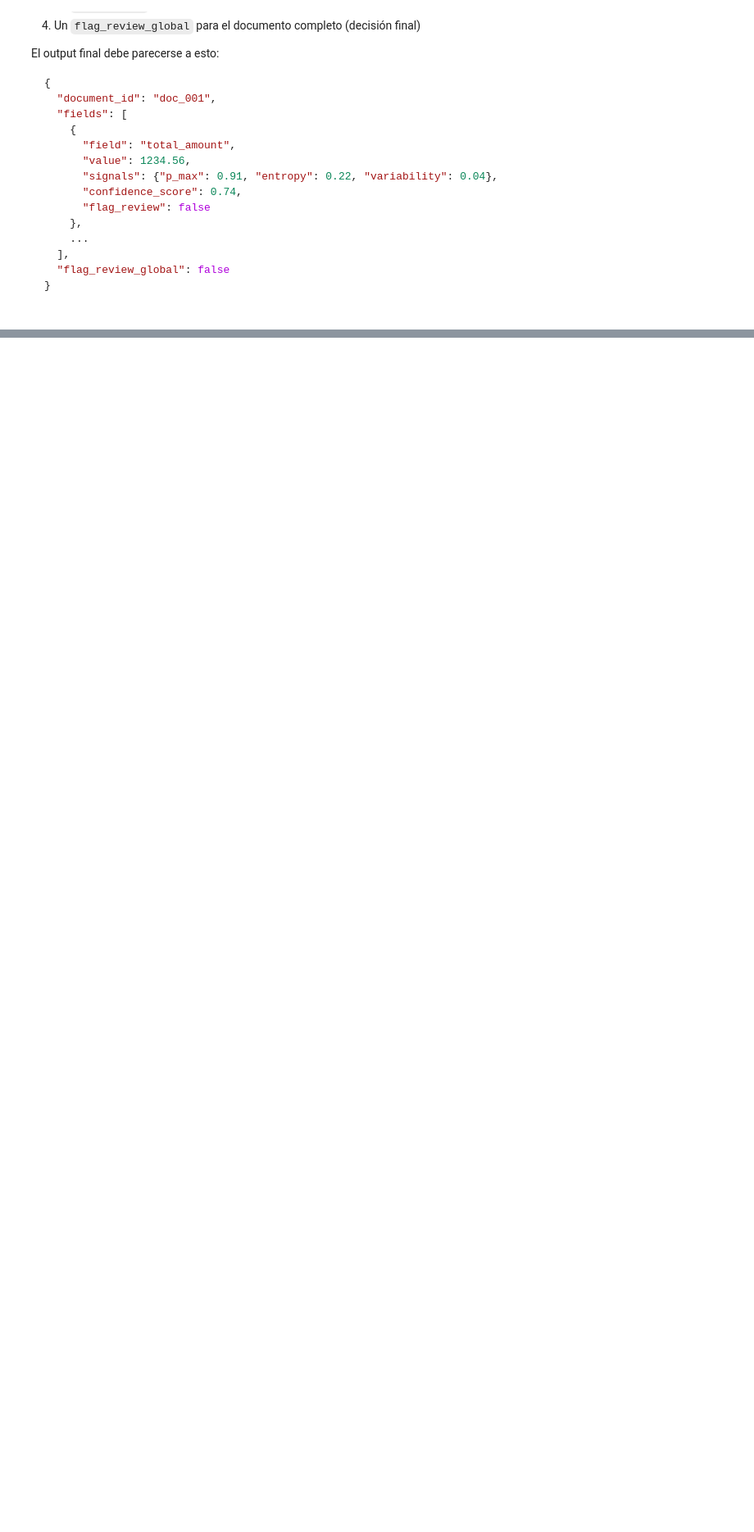
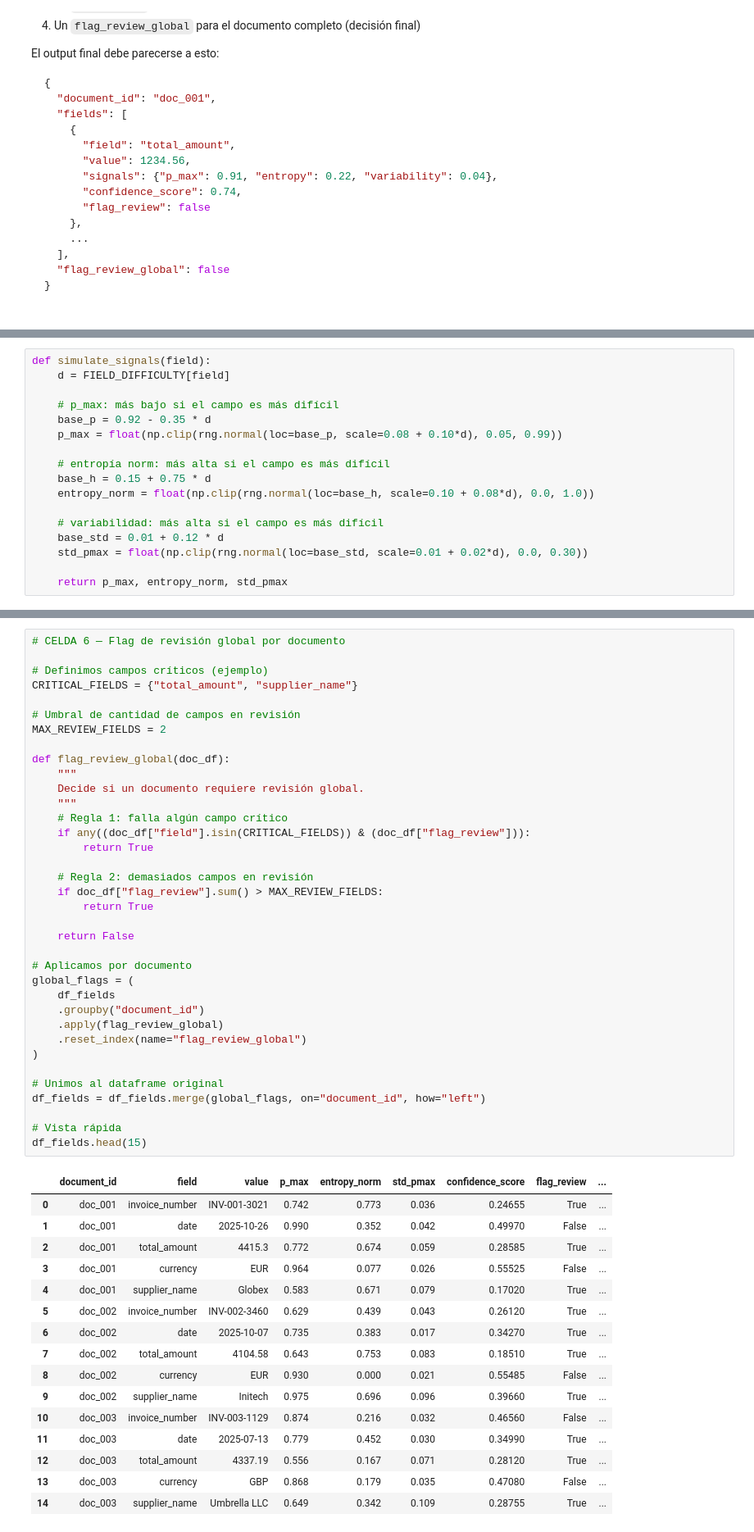
Before and after one commit to JorgeDataScientist/ml-uncertainty-lab, a Jupyter notebook: 06_field_level_confidence/06_field_level_confidence.ipynb, the cells around one changed output, grey strips where cells are left out. Shown at 82% size. Drawn from its saved outputs; the diff is of its cells as text; blank space fills up the shorter version.

```diff
--- a/06_field_level_confidence/06_field_level_confidence.ipynb
+++ b/06_field_level_confidence/06_field_level_confidence.ipynb
@@ -47,0 +281,17 @@ El output final debe parecerse a esto:
+# %%
+def simulate_signals(field):
+    d = FIELD_DIFFICULTY[field]
+
+    # p_max: más bajo si el campo es más difícil
+    base_p = 0.92 - 0.35 * d
+    p_max = float(np.clip(rng.normal(loc=base_p, scale=0.08 + 0.10*d), 0.05, 0.99))
+
+    # entropía norm: más alta si el campo es más difícil
+    base_h = 0.15 + 0.75 * d
+    entropy_norm = float(np.clip(rng.normal(loc=base_h, scale=0.10 + 0.08*d), 0.0, 1.0))
+
+    # variabilidad: más alta si el campo es más difícil
+    base_std = 0.01 + 0.12 * d
+    std_pmax = float(np.clip(rng.normal(loc=base_std, scale=0.01 + 0.02*d), 0.0, 0.30))
+
+    return p_max, entropy_norm, std_pmax
@@ -47,0 +853,53 @@ El output final debe parecerse a esto:
+# %%
+# CELDA 6 — Flag de revisión global por documento
+
+# Definimos campos críticos (ejemplo)
+CRITICAL_FIELDS = {"total_amount", "supplier_name"}
+
+# Umbral de cantidad de campos en revisión
+MAX_REVIEW_FIELDS = 2
+
+def flag_review_global(doc_df):
+    """
+    Decide si un documento requiere revisión global.
+    """
+    # Regla 1: falla algún campo crítico
+    if any((doc_df["field"].isin(CRITICAL_FIELDS)) & (doc_df["flag_review"])):
+        return True
+
+    # Regla 2: demasiados campos en revisión
+    if doc_df["flag_review"].sum() > MAX_REVIEW_FIELDS:
+        return True
+
+    return False
+
+# Aplicamos por documento
+global_flags = (
+    df_fields
+    .groupby("document_id")
+    .apply(flag_review_global)
+    .reset_index(name="flag_review_global")
+)
+
+# Unimos al dataframe original
+df_fields = df_fields.merge(global_flags, on="document_id", how="left")
+
+# Vista rápida
+df_fields.head(15)
+# %% [output]
+|  | document_id | field | value | p_max | entropy_norm | std_pmax | confidence_score | flag_review | ... |
+| 0 | doc_001 | invoice_number | INV-001-3021 | 0.742 | 0.773 | 0.036 | 0.24655 | True | ... |
+| 1 | doc_001 | date | 2025-10-26 | 0.990 | 0.352 | 0.042 | 0.49970 | False | ... |
+| 2 | doc_001 | total_amount | 4415.3 | 0.772 | 0.674 | 0.059 | 0.28585 | True | ... |
+| 3 | doc_001 | currency | EUR | 0.964 | 0.077 | 0.026 | 0.55525 | False | ... |
+| 4 | doc_001 | supplier_name | Globex | 0.583 | 0.671 | 0.079 | 0.17020 | True | ... |
+| 5 | doc_002 | invoice_number | INV-002-3460 | 0.629 | 0.439 | 0.043 | 0.26120 | True | ... |
+| 6 | doc_002 | date | 2025-10-07 | 0.735 | 0.383 | 0.017 | 0.34270 | True | ... |
+| 7 | doc_002 | total_amount | 4104.58 | 0.643 | 0.753 | 0.083 | 0.18510 | True | ... |
+| 8 | doc_002 | currency | EUR | 0.930 | 0.000 | 0.021 | 0.55485 | False | ... |
+| 9 | doc_002 | supplier_name | Initech | 0.975 | 0.696 | 0.096 | 0.39660 | True | ... |
+| 10 | doc_003 | invoice_number | INV-003-1129 | 0.874 | 0.216 | 0.032 | 0.46560 | False | ... |
+| 11 | doc_003 | date | 2025-07-13 | 0.779 | 0.452 | 0.030 | 0.34990 | True | ... |
+| 12 | doc_003 | total_amount | 4337.19 | 0.556 | 0.167 | 0.071 | 0.28120 | True | ... |
+| 13 | doc_003 | currency | GBP | 0.868 | 0.179 | 0.035 | 0.47080 | False | ... |
+| 14 | doc_003 | supplier_name | Umbrella LLC | 0.649 | 0.342 | 0.109 | 0.28755 | True | ... |
```
Also changed, not shown: parts of 28 cells of this notebook.
